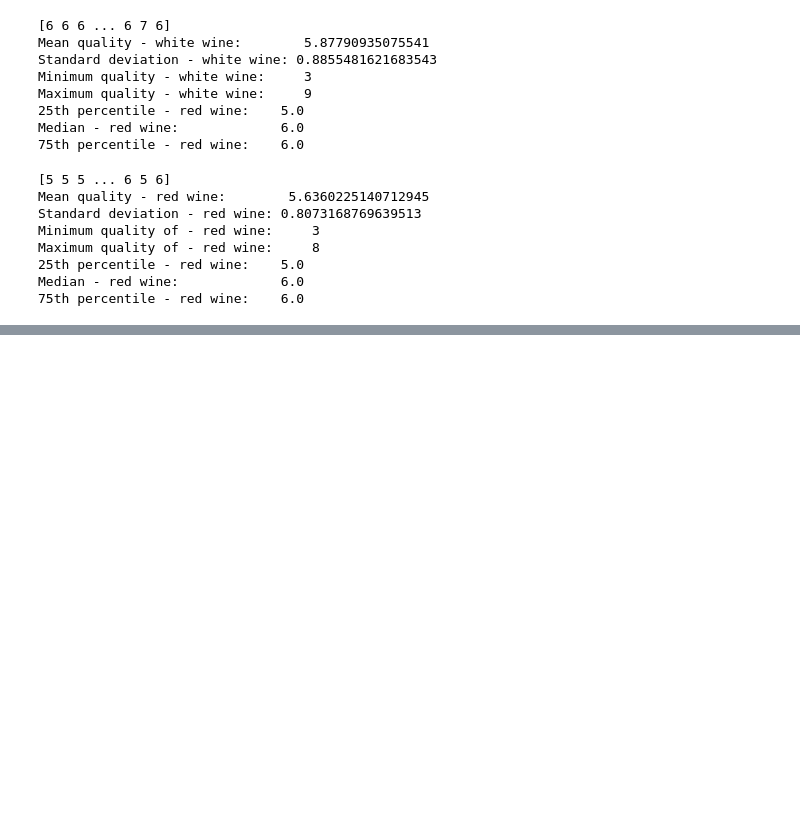
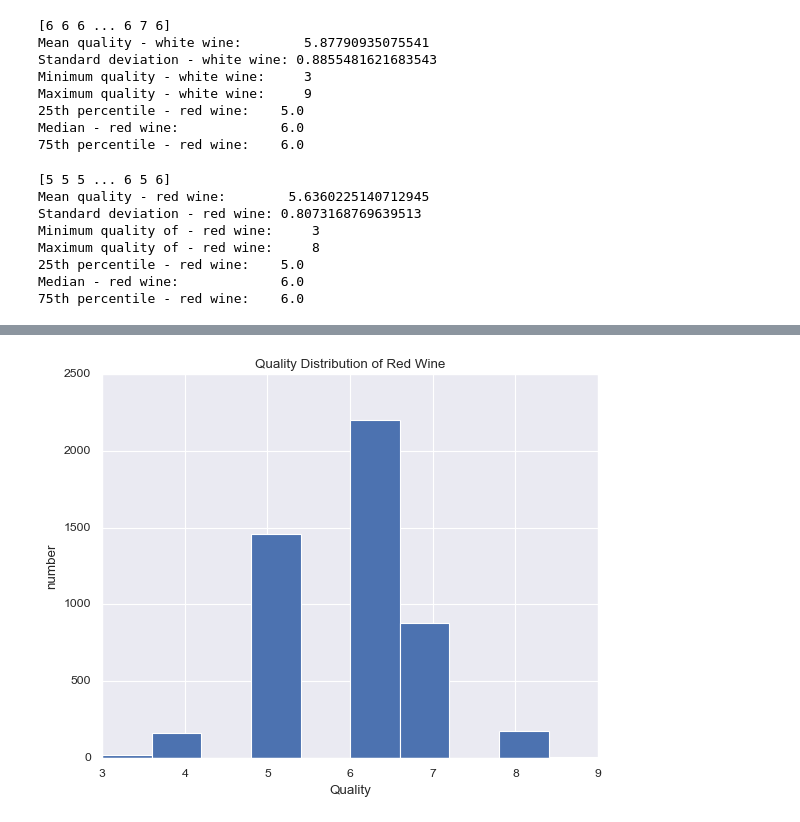
Before and after one commit to dayyanmirza/CSC2034DataScienceProject, a Jupyter notebook: CSC2034DataScienceProject.ipynb, the cells around one changed output, grey strips where cells are left out. Saved outputs shown, nothing was run; the diff lists cells and outputs as text; code cells hidden in the pictures; blank space fills up the shorter version.

```diff
--- a/CSC2034DataScienceProject.ipynb
+++ b/CSC2034DataScienceProject.ipynb
@@ -107,0 +110,9 @@ NameError: name 'quality_white' is not defined
+# %%
+quality_red = np.array(data['quality'])
+
+plt.hist(quality_red)
+plt.title('Quality Distribution of Red Wine')
+plt.xlabel('Quality')
+plt.ylabel('number');
+# %% [output]
+[figure, added]
```
Also changed, not shown: parts of 1 cell of this notebook.
